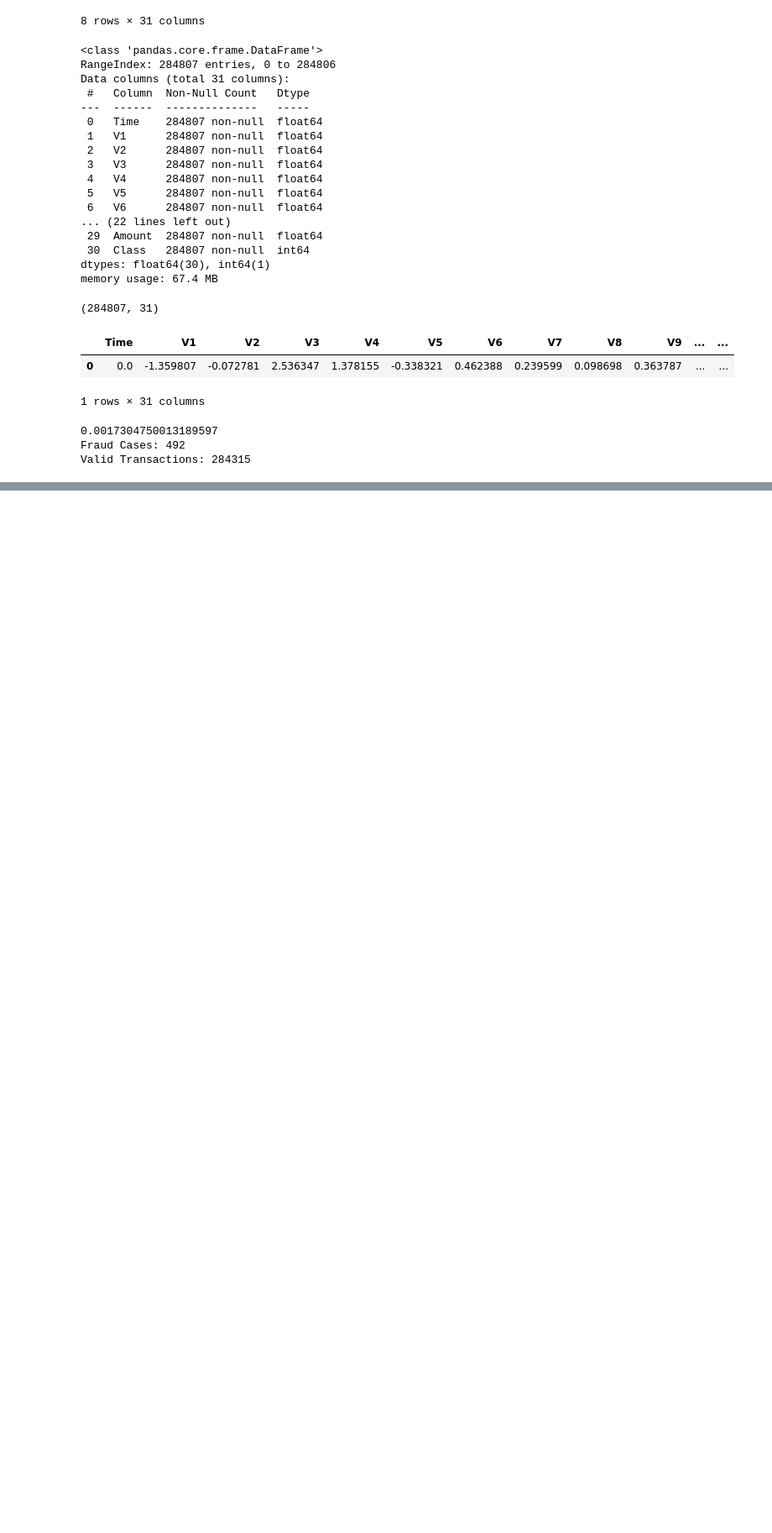
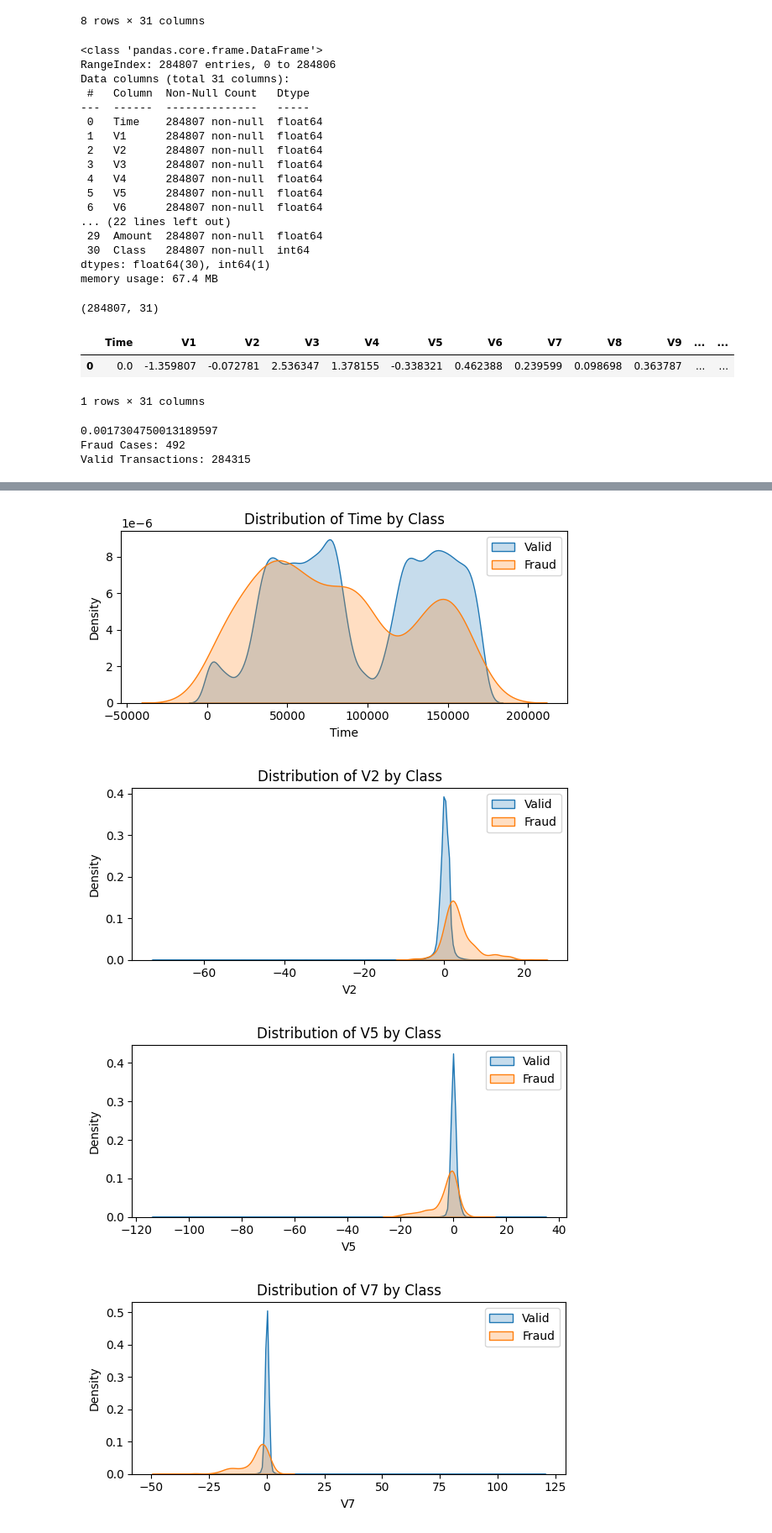
Before and after one commit to melika-bol/credit-card-fraud-detection, a Jupyter notebook: credit_card_fraud_detection_EDA.ipynb, the cells around one changed output, grey strips where cells are left out. Shown at 84% size. Cells and saved outputs as stored; diff of their text form; code cells hidden in the pictures; blank space fills up the shorter version.

```diff
--- a/credit_card_fraud_detection_EDA.ipynb
+++ b/credit_card_fraud_detection_EDA.ipynb
@@ -86,0 +140,17 @@ Valid Transactions: 284315
+# %%
+#To understand which features are important in fraud detection.
+
+features = ['Time','V2','V5','V7','V12','V20','Amount']
+for feature in features:
+  plt.figure(figsize=(6,3))
+  sns.kdeplot(data=valid, x=feature, label='Valid', fill=True)
+  sns.kdeplot(data=fraud, x=feature, label='Fraud', fill=True)
+  plt.title(f'Distribution of {feature} by Class')
+  plt.legend()
+  plt.tight_layout()
+  plt.show()
+# %% [output]
+[figure, added]
+[figure, added]
+[figure, added]
+[figure, added]
```
Also changed, not shown: parts of 11 cells of this notebook.
